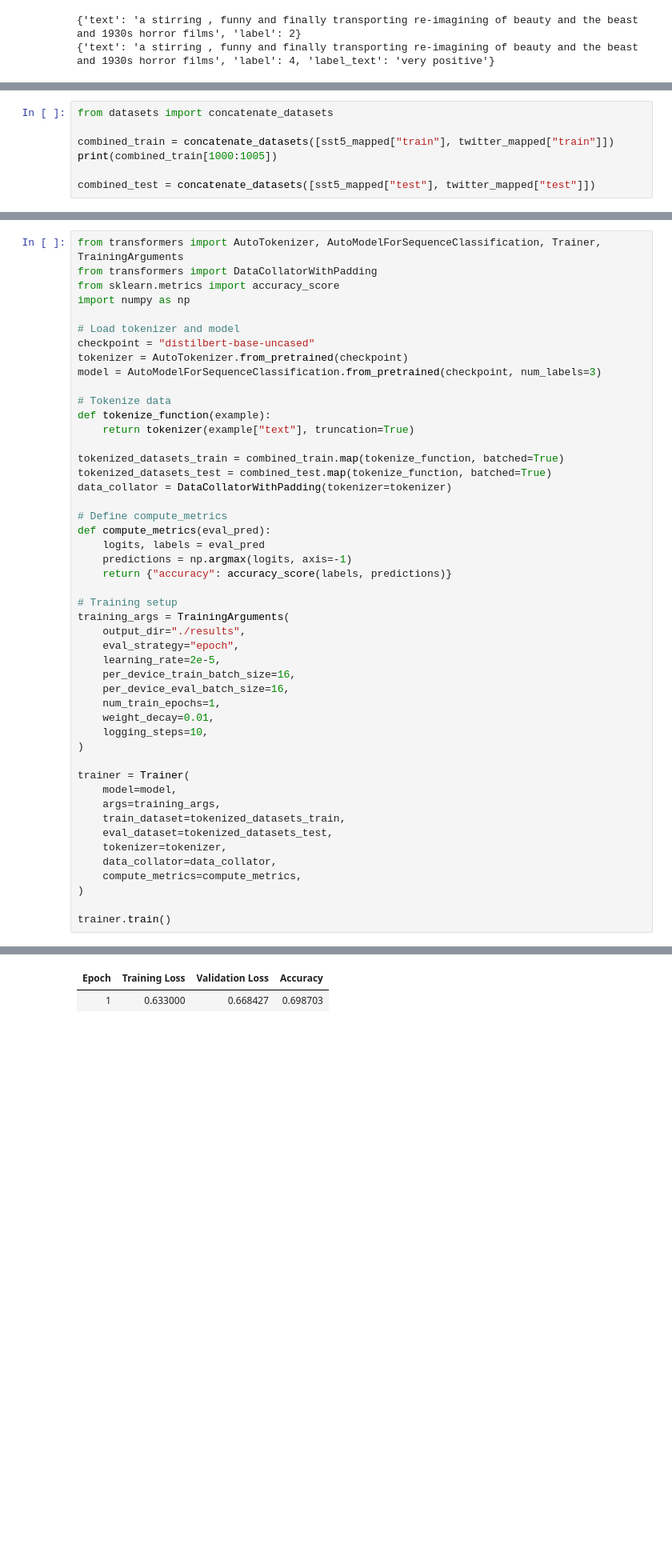
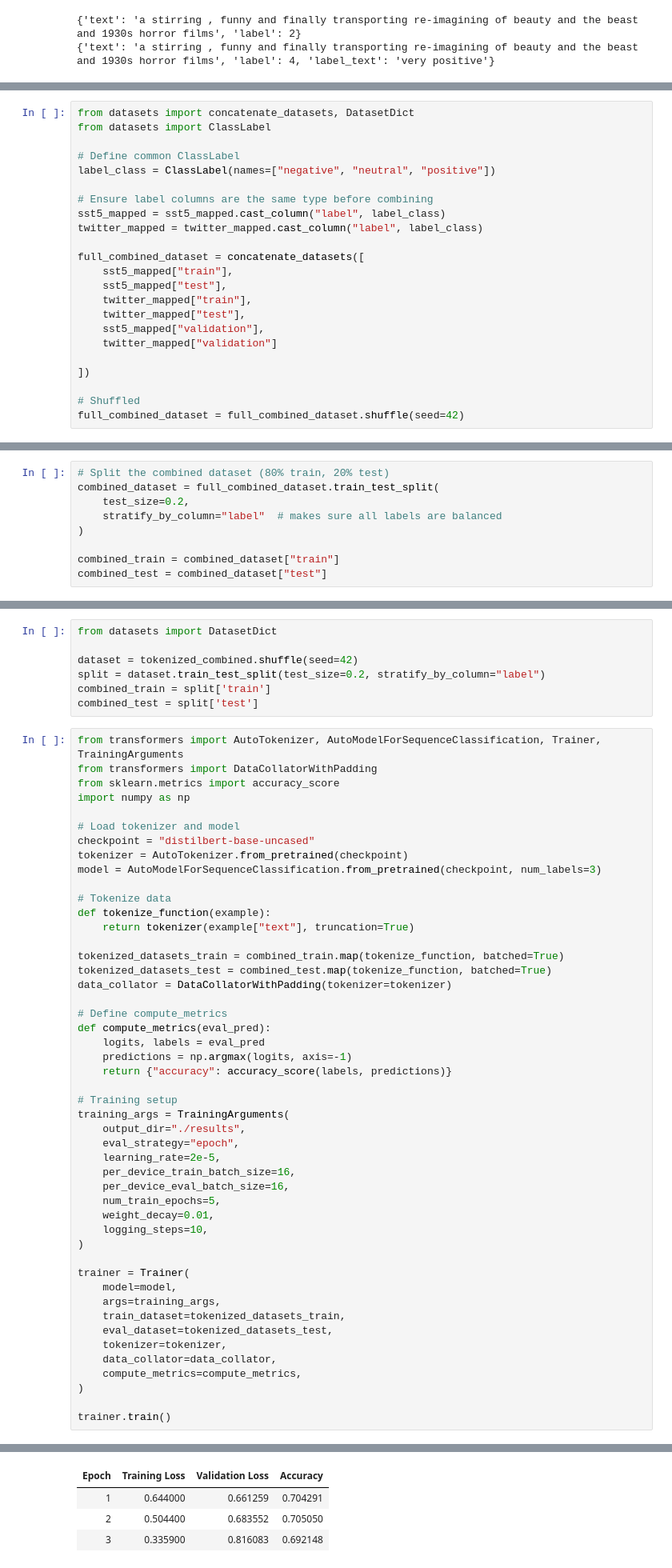
Before and after one commit to ShadaabHasan/student-review-system, a Jupyter notebook: Model/model.ipynb, the cells around one changed output, grey strips where cells are left out. Shown: that part at 80% size. Saved outputs shown, nothing was run; the diff lists cells and outputs as text; blank space fills up the shorter version.

Commit message:
combined dataset again + wordcloud generated

```diff
--- a/Model/model.ipynb
+++ b/Model/model.ipynb
@@ -111,9 +112,25 @@ twitter_mapped = DatasetDict({
 # %% [output]
 {'text': '"QT @user In the original draft of the 7th book, Remus Lupin survived the Battle of Hogwarts. #HappyBirthdayRemusLupin"', 'label': 2}
 # %%
-from datasets import concatenate_datasets
+from datasets import concatenate_datasets, DatasetDict
+from datasets import ClassLabel
 
-combined_train = concatenate_datasets([sst5_mapped["train"], twitter_mapped["train"]])
-print(combined_train[1000:1005])
+# Define common ClassLabel
+label_class = ClassLabel(names=["negative", "neutral", "positive"])
 
-combined_test = concatenate_datasets([sst5_mapped["test"], twitter_mapped["test"]])
+# Ensure label columns are the same type before combining
+sst5_mapped = sst5_mapped.cast_column("label", label_class)
+twitter_mapped = twitter_mapped.cast_column("label", label_class)
+
+full_combined_dataset = concatenate_datasets([
+    sst5_mapped["train"],
+    sst5_mapped["test"],
+    twitter_mapped["train"],
+    twitter_mapped["test"],
+    sst5_mapped["validation"],
+    twitter_mapped["validation"]
+
+])
+
+# Shuffled
+full_combined_dataset = full_combined_dataset.shuffle(seed=42)
@@ -121,0 +167,9 @@ combined_test = concatenate_datasets([sst5_mapped["test"], twitter_mapped["test"
+# %%
+# Split the combined dataset (80% train, 20% test)
+combined_dataset = full_combined_dataset.train_test_split(
+    test_size=0.2,
+    stratify_by_column="label"  # makes sure all labels are balanced
+)
+
+combined_train = combined_dataset["train"]
+combined_test = combined_dataset["test"]
@@ -151,6 +214,13 @@ plt.tight_layout()
 plt.show()
 # %% [output]
 [figure]
+# %%
+from datasets import DatasetDict
+
+dataset = tokenized_combined.shuffle(seed=42)
+split = dataset.train_test_split(test_size=0.2, stratify_by_column="label")
+combined_train = split['train']
+combined_test = split['test']
 # %%
 from transformers import AutoTokenizer, AutoModelForSequenceClassification, Trainer, TrainingArguments
 from transformers import DataCollatorWithPadding
@@ -183,7 +253,7 @@ training_args = TrainingArguments(
     learning_rate=2e-5,
     per_device_train_batch_size=16,
     per_device_eval_batch_size=16,
-    num_train_epochs=1,
+    num_train_epochs=5,
     weight_decay=0.01,
     logging_steps=10,
 )
@@ -206,2 +276,4 @@ You should probably TRAIN this model on a down-stream task to be able to use it
 | Epoch | Training Loss | Validation Loss | Accuracy |
-| 1 | 0.633000 | 0.668427 | 0.698703 |
+| 1 | 0.644000 | 0.661259 | 0.704291 |
+| 2 | 0.504400 | 0.683552 | 0.705050 |
+| 3 | 0.335900 | 0.816083 | 0.692148 |
```
Also changed, not shown: parts of 11 cells of this notebook.
